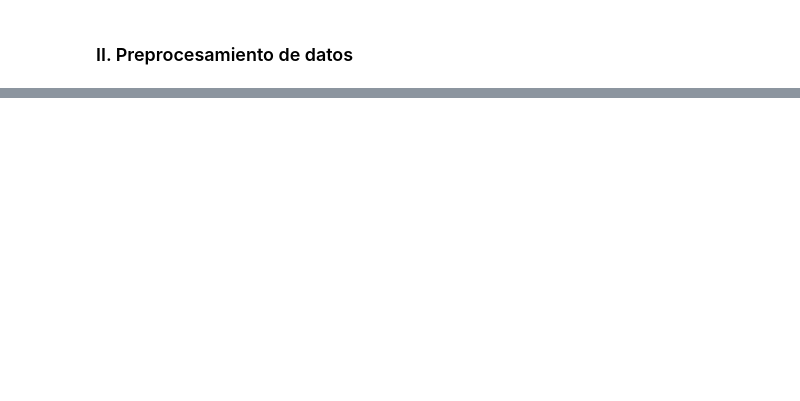
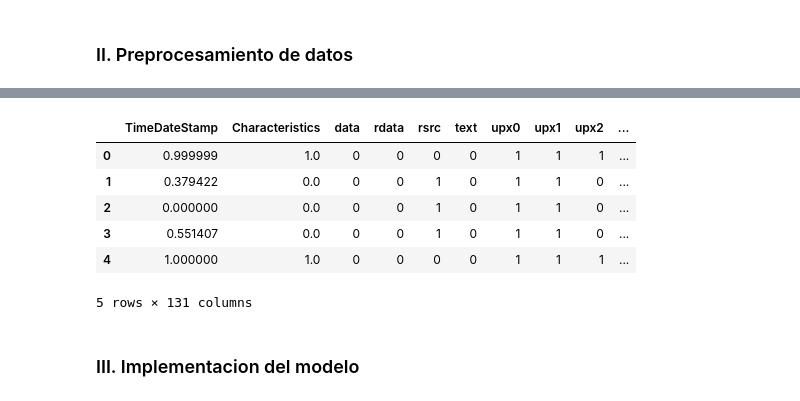
Before and after one commit to andresdlRoca/Lab4_SDS, a Jupyter notebook: lab4.ipynb, the cells around one changed output, grey strips where cells are left out. Drawn from its saved outputs; the diff is of its cells as text; code cells hidden in the pictures; blank space fills up the shorter version.

```diff
--- a/lab4.ipynb
+++ b/lab4.ipynb
@@ -139,14 +184,18 @@ mw_data.head()
 | 3 | ./MALWR/8442AE37B91F279A9F06DE4C6... | [(UPX0, 0, 3758096512), (UPX1, 35... | [LoadLibraryA, ExitProcess, GetPr... | [] | 0.0 | 0.0 | ... |
 | 4 | ./MALWR/AL65_DB05DF0498B59B42A8E4... | [(UPX0, 0, 3758096512), (UPX1, 34... | [RegSaveKeyA, BitBlt, LoadLibrary... | [RundllInstall, RundllUninstall, ... | 0.0 | 0.0 | ... |
 # %%
-# 2. Codificación One-Hot para el nombre de las secciones
-
-section_dummies = pd.get_dummies(mw_data['Section_Features'].apply(pd.Series).stack(), prefix='Section')
-mw_data = pd.concat([mw_data, section_dummies], axis=1)
-
+# 2. Categorizacion para las características de las secciones
+section_features = mw_data['Section_Features']
+section_features = section_features.apply(lambda x: [section[0] for section in x])
+section_features = section_features.apply(lambda x: ' '.join(x))
+vectorizer = CountVectorizer()
+section_features = vectorizer.fit_transform(section_features)
+section_features = pd.DataFrame(section_features.toarray(), columns=vectorizer.get_feature_names_out())
+mw_data = pd.concat([mw_data, section_features], axis=1)
 mw_data.drop(columns=['Section_Features'], inplace=True)
 
 mw_data.head()
+# Se enfoco en tomar los nombres de las secciones
 # %% [output]
 |  | File_Path | Imported_Functions | Exported_Functions | Machine_Type | Number_of_Sections | TimeDateStamp | ... |
 | 0 | ./MALWR/AAAz2E1B6940985A23E563945... | [RegSaveKeyA, BitBlt, LoadLibrary... | [RundllInstall, RundllUninstall, ... | 0.0 | 0.0 | 0.999999 | ... |
@@ -212,0 +206,19 @@ Name: Imported_Functions, dtype: object
+# %%
+# 3. Funciones importadas y exportadas
+imported_functions = mw_data['Imported_Functions']
+imported_functions = imported_functions.apply(lambda x: ' '.join([str(i) for i in x]))
+vectorizer = CountVectorizer()
+X = vectorizer.fit_transform(imported_functions)
+imported_functions = pd.DataFrame(X.toarray(), columns=vectorizer.get_feature_names_out())
+mw_data = pd.concat([mw_data, imported_functions], axis=1)
+mw_data.drop(columns=['Imported_Functions'], inplace=True)
+
+exported_functions = mw_data['Exported_Functions']
+exported_functions = exported_functions.apply(lambda x: ' '.join([str(i) for i in x]))
+vectorizer = CountVectorizer()
+X = vectorizer.fit_transform(exported_functions)
+exported_functions = pd.DataFrame(X.toarray(), columns=vectorizer.get_feature_names_out())
+mw_data = pd.concat([mw_data, exported_functions], axis=1)
+mw_data.drop(columns=['Exported_Functions'], inplace=True)
+
+mw_data.head()
@@ -212,0 +233,15 @@ Name: Imported_Functions, dtype: object
+# %%
+# Deleting redundant columns
+mw_data.drop(columns=['File_Path', 'Machine_Type', 'Number_of_Sections'], inplace=True)
+# %%
+mw_data.head()
+# %% [output]
+|  | TimeDateStamp | Characteristics | data | rdata | rsrc | text | upx0 | upx1 | upx2 | ... |
+| 0 | 0.999999 | 1.0 | 0 | 0 | 0 | 0 | 1 | 1 | 1 | ... |
+| 1 | 0.379422 | 0.0 | 0 | 0 | 1 | 0 | 1 | 1 | 0 | ... |
+| 2 | 0.000000 | 0.0 | 0 | 0 | 1 | 0 | 1 | 1 | 0 | ... |
+| 3 | 0.551407 | 0.0 | 0 | 0 | 1 | 0 | 1 | 1 | 0 | ... |
+| 4 | 1.000000 | 1.0 | 0 | 0 | 0 | 0 | 1 | 1 | 1 | ... |
+5 rows × 131 columns
+# %% [markdown]
+### III. Implementacion del modelo
```
Also changed, not shown: parts of 10 cells of this notebook, 1 other file.
